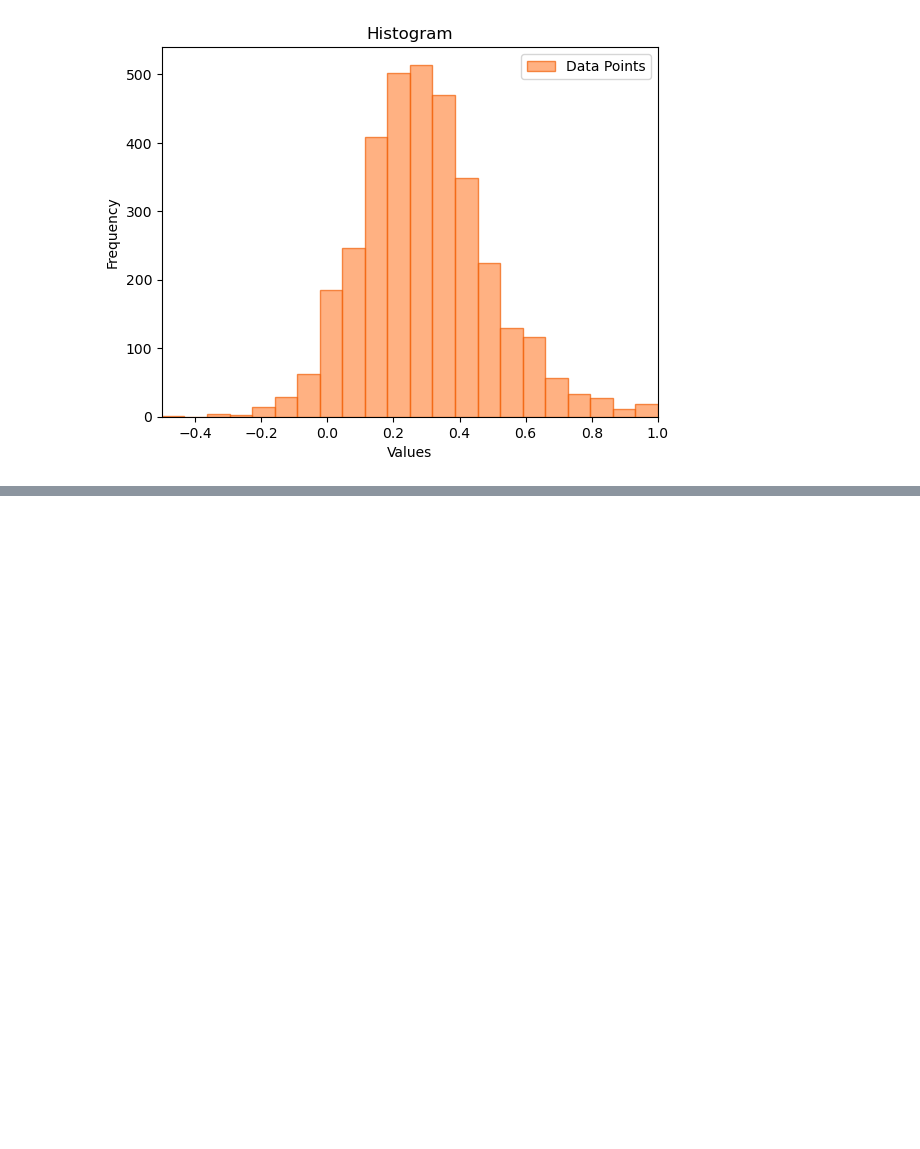
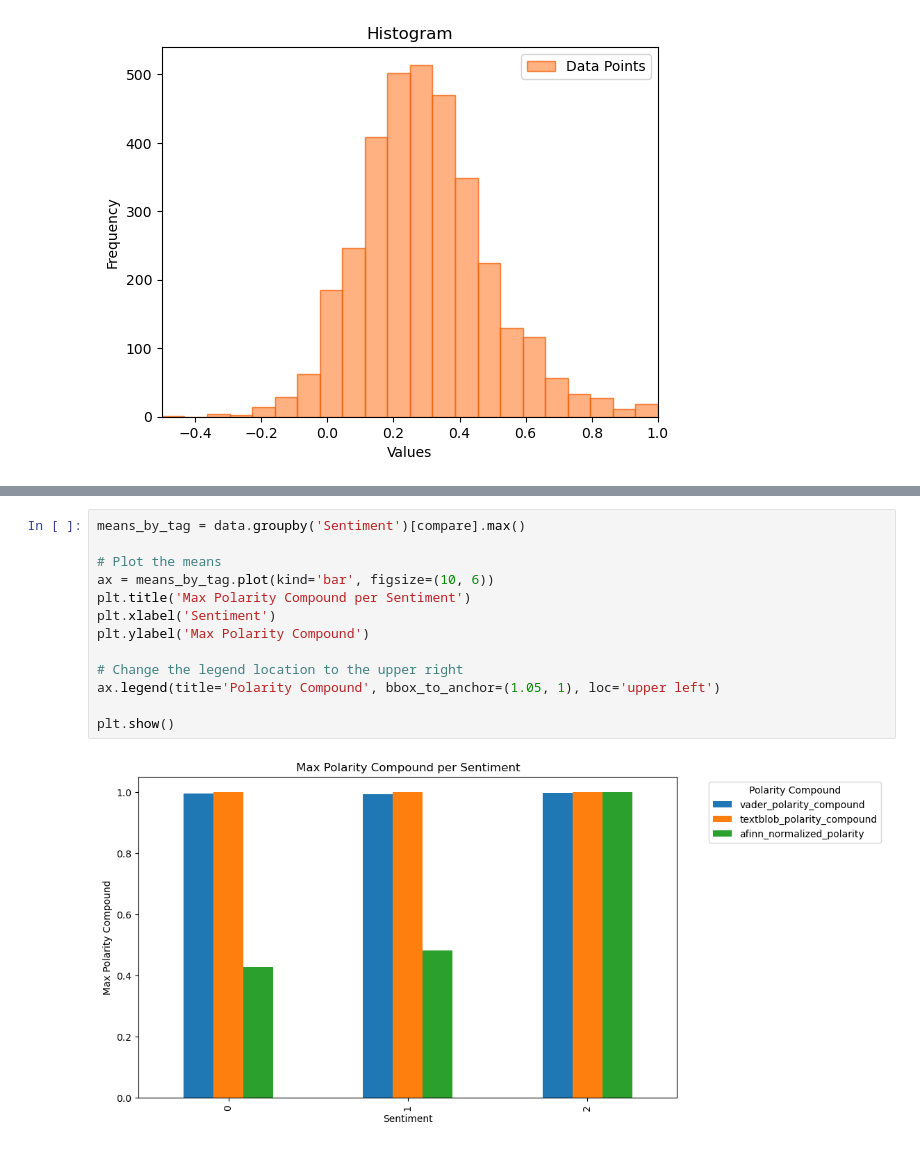
Before and after one commit to yeozs/MannheimDMProject, a Jupyter notebook: ant_lexicon_based.ipynb, the cells around one changed output, grey strips where cells are left out. Drawn from its saved outputs; the diff is of its cells as text; blank space fills up the shorter version.

```diff
--- a/preprocessing_ant.ipynb
+++ b/ant_lexicon_based.ipynb
@@ -514,0 +680,15 @@ for tag in unique_tags:
+# %%
+means_by_tag = data.groupby('Sentiment')[compare].max()
+
+# Plot the means
+ax = means_by_tag.plot(kind='bar', figsize=(10, 6))
+plt.title('Max Polarity Compound per Sentiment')
+plt.xlabel('Sentiment')
+plt.ylabel('Max Polarity Compound')
+
+# Change the legend location to the upper right
+ax.legend(title='Polarity Compound', bbox_to_anchor=(1.05, 1), loc='upper left')
+
+plt.show()
+# %% [output]
+[figure, added]
```
Also changed, not shown: parts of 22 cells of this notebook.
